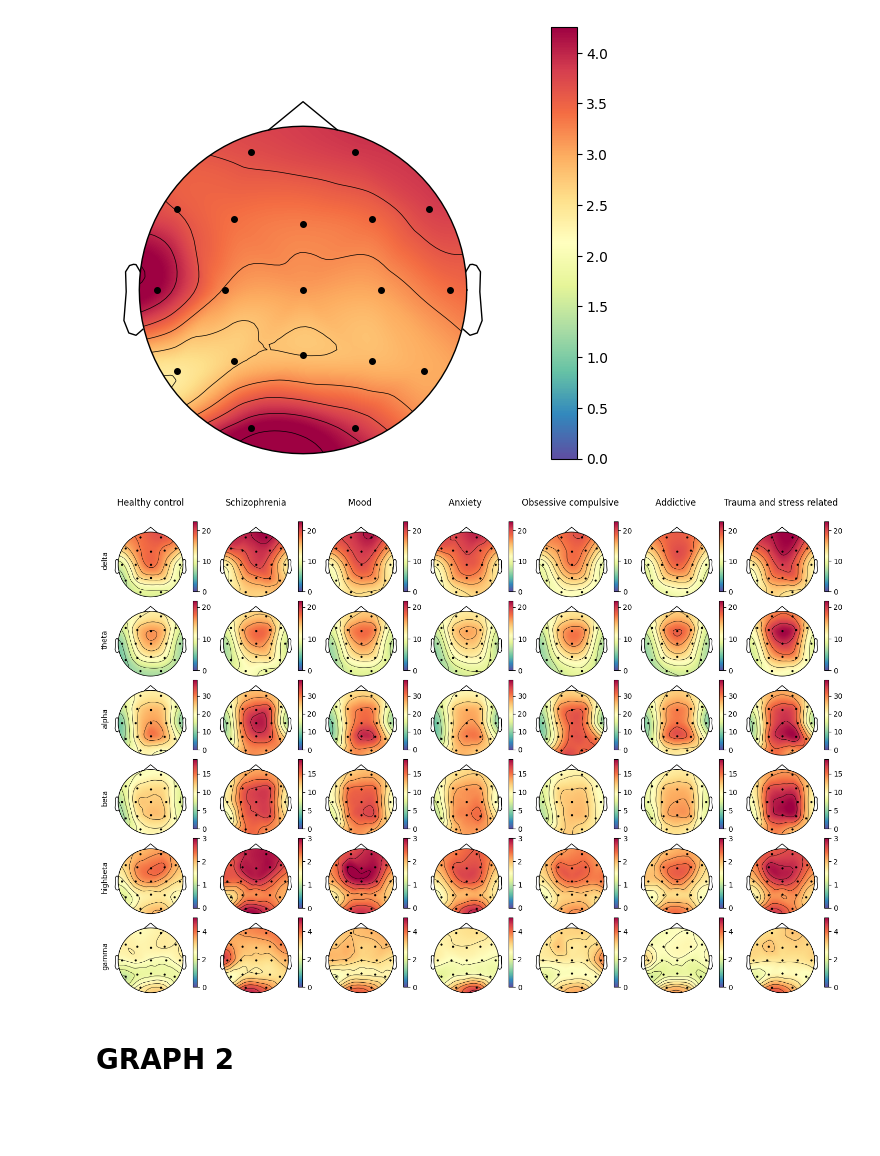
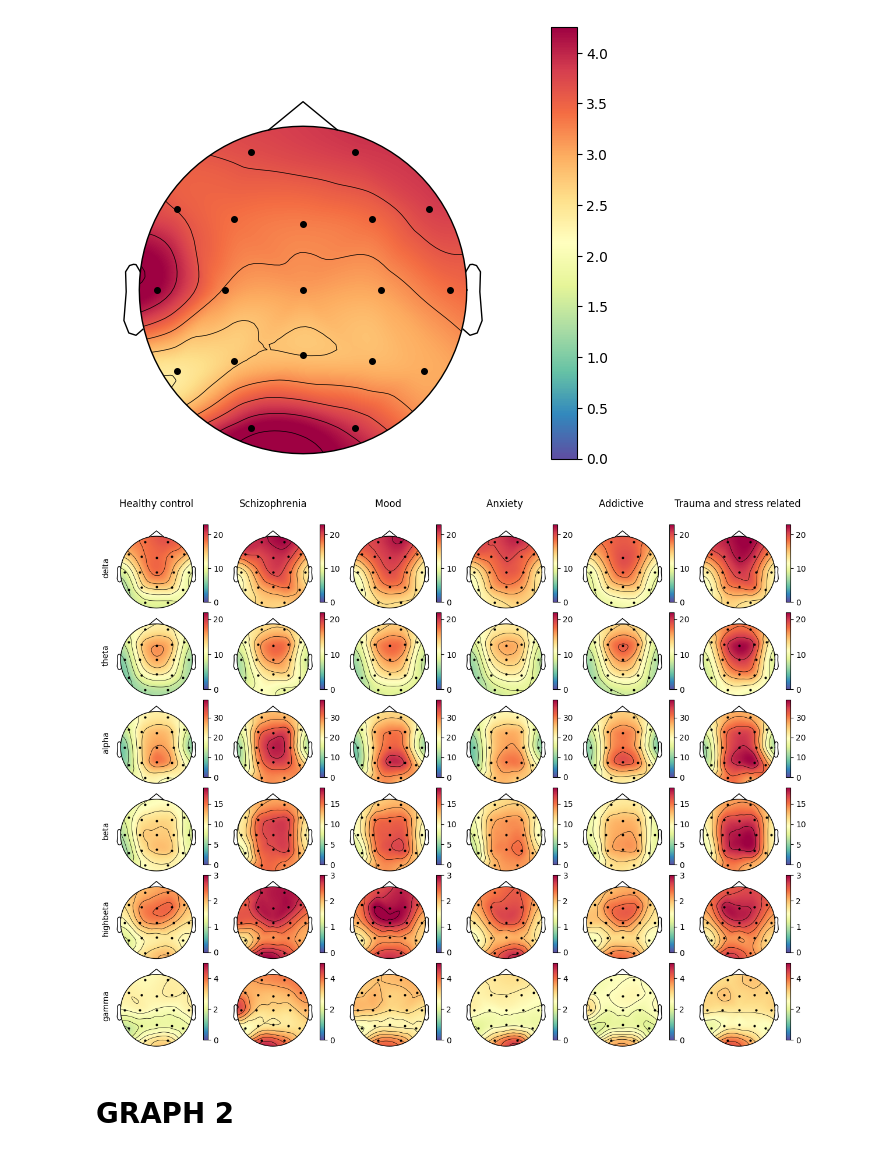
Before and after one commit to holliwood8/138-project, a Jupyter notebook: FinalProject-GroupXYZ.ipynb, the cells around one changed output. Drawn from its saved outputs; the diff is of its cells as text; code cells hidden in the pictures; blank space fills up the shorter version.

```diff
--- a/FinalProject-GroupXYZ.ipynb
+++ b/FinalProject-GroupXYZ.ipynb
@@ -135,0 +144,5 @@ count_observations
+# %%
+# filter out the main disorders with less than 100 observations
+main_disorders = count_observations[count_observations['count'] > 90].index
+df = df[df['main.disorder'].isin(main_disorders)]
+df['main.disorder'].value_counts()
@@ -135,0 +174,13 @@ count_observations
+# %%
+df_balanced = pd.DataFrame()
+
+# Sample 107 observations from each main disorder category
+for disorder in df['main.disorder'].unique():  # assuming the original DataFrame is named df_original
+    df_disorder = df[df['main.disorder'] == disorder].sample(n=95, random_state=42)
+    df_balanced = pd.concat([df_balanced, df_disorder])
+
+# Reset index after sampling
+df_balanced.reset_index(drop=True, inplace=True)
+
+# Verify the value counts to ensure balanced sampling
+df_balanced['main.disorder'].value_counts()
@@ -505,17 +582,17 @@ def plot_eeg_dataset(dataset, channels, gwidth=2, gheight=1.5, wspace=0,
 # %%
 # order conditions (main.disorder)
 conds = ['Healthy control',
          'Schizophrenia',
          'Mood disorder',
          'Anxiety disorder',
-         'Obsessive compulsive disorder',
+         #'Obsessive compulsive disorder',
          'Addictive disorder',
          'Trauma and stress related disorder']
 conds_labs = [x.replace('disorder', '') for x in conds]
 plot_eeg_dataset(main_mean, channels, conditions_ordered=conds, condition_labels=conds_labs)
 plt.show()
 # %% [output]
-[figure, old version]
+[figure, new version]
 # %% [markdown]
 # GRAPH 2
 # %%
```
Also changed, not shown: parts of 19 cells of this notebook, 1 other file.
